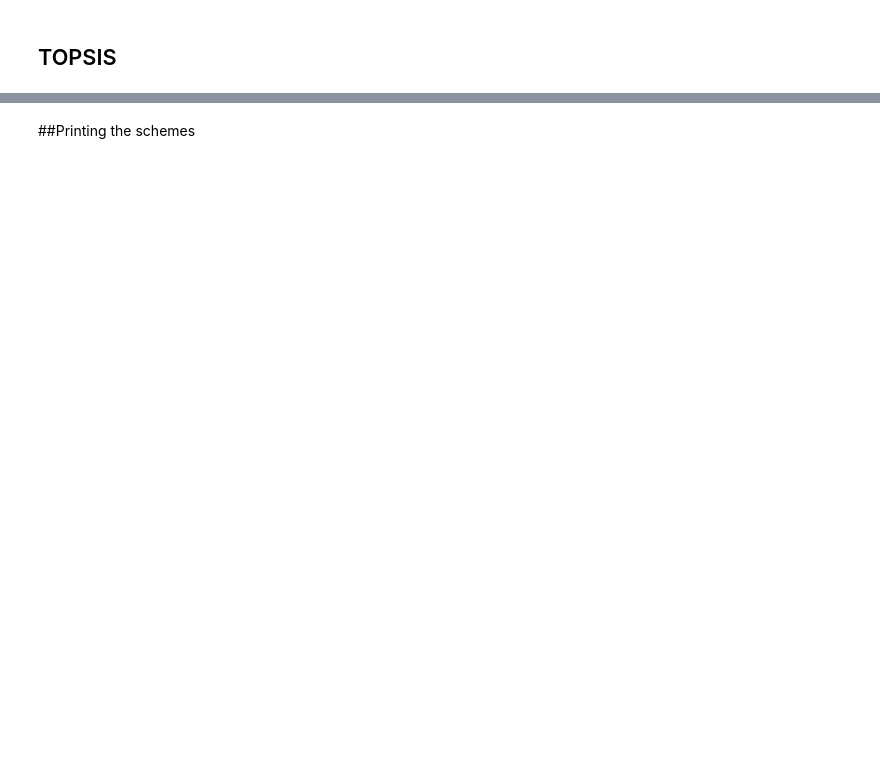
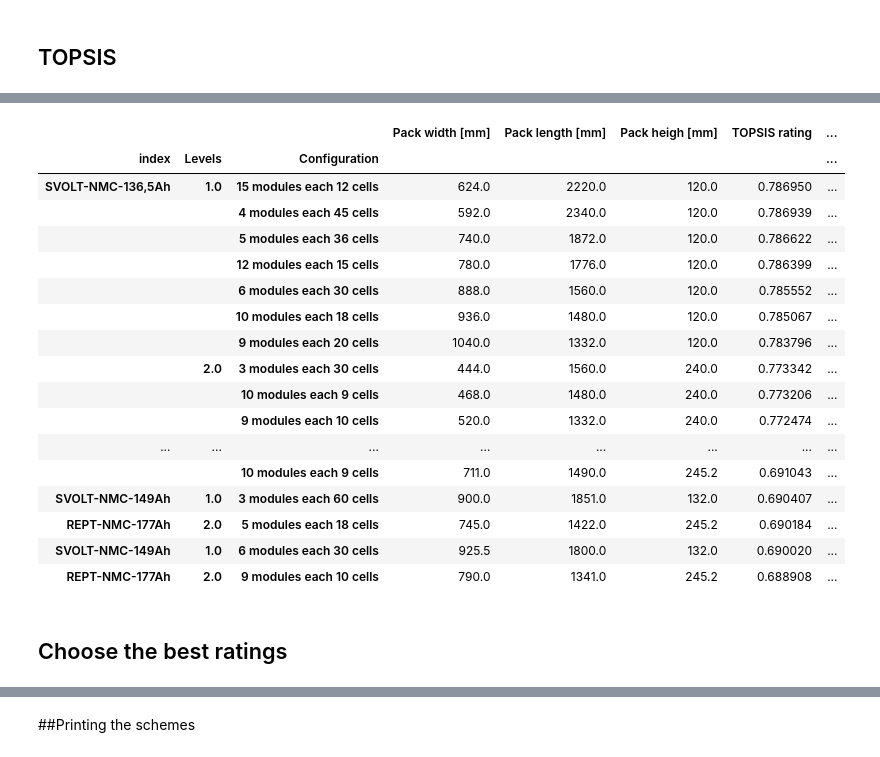
Before and after one commit to Bork00/Machine_learning_boot, a Jupyter notebook: Kalkulator.ipynb, the cells around one changed output, grey strips where cells are left out. Saved outputs shown, nothing was run; the diff lists cells and outputs as text; code cells hidden in the pictures; blank space fills up the shorter version.

```diff
--- a/Kalkulator.ipynb
+++ b/Kalkulator.ipynb
@@ -1062,12 +1072,10 @@ BP_VolumetricmetricDensityFactor = 0.35
 systemPrice = 0.15
 USDkWhCycleFactor = 0.15
 # %%
-# from pymcdm.methods import TOPSIS
-# from pymcdm.helpers import rrankdata
 TOPSISvaluesMatrix = cellConfigurationsSolution[['Batterypack gravimetric density [Wh/kg]',
                                                  'Batterypack volumetric density [Wh/l]',
                                                  'Price for the system energy [$]',
-                                                 'Factor $/kWh/cycle'
+                                                 'Factor $/kWh/cycle',
                                                  ]].values
 TOPSISweights = np.array([
     BP_GravimetricDensityFactor, BP_VolumetricmetricDensityFactor,
@@ -1082,4 +1090,3 @@ TOPSISSystemRatings = topsis(TOPSISvaluesMatrix, TOPSISweights, criteriaTypes)
 ranking = rrankdata(TOPSISSystemRatings)
 
 cellConfigurationsSolution['TOPSIS rating'] = TOPSISSystemRatings
-cellConfigurationsSolution.sort_values(by='TOPSIS rating', ascending=False).head(17)[['Pack width [mm]', 'Pack length [mm]', 'Pack heigh [mm]', 'TOPSIS rating']]
@@ -1106,3 +1110,26 @@ cellConfigurationsSolution.sort_values(by='TOPSIS rating', ascending=False).head
+# %%
+cellConfigurationsSolution.sort_values(by='TOPSIS rating', ascending=False).head(30)[['Pack width [mm]', 'Pack length [mm]', 'Pack heigh [mm]', 'TOPSIS rating', 'Parallel configuration']]
+# %% [output]
+|  |  |  | Pack width [mm] | Pack length [mm] | Pack heigh [mm] | TOPSIS rating | ... |
+| index | Levels | Configuration |  |  |  |  | ... |
+| SVOLT-NMC-136,5Ah | 1.0 | 15 modules each 12 cells | 624.0 | 2220.0 | 120.0 | 0.786950 | ... |
+|  |  | 4 modules each 45 cells | 592.0 | 2340.0 | 120.0 | 0.786939 | ... |
+|  |  | 5 modules each 36 cells | 740.0 | 1872.0 | 120.0 | 0.786622 | ... |
+|  |  | 12 modules each 15 cells | 780.0 | 1776.0 | 120.0 | 0.786399 | ... |
+|  |  | 6 modules each 30 cells | 888.0 | 1560.0 | 120.0 | 0.785552 | ... |
+|  |  | 10 modules each 18 cells | 936.0 | 1480.0 | 120.0 | 0.785067 | ... |
+|  |  | 9 modules each 20 cells | 1040.0 | 1332.0 | 120.0 | 0.783796 | ... |
+|  | 2.0 | 3 modules each 30 cells | 444.0 | 1560.0 | 240.0 | 0.773342 | ... |
+|  |  | 10 modules each 9 cells | 468.0 | 1480.0 | 240.0 | 0.773206 | ... |
+|  |  | 9 modules each 10 cells | 520.0 | 1332.0 | 240.0 | 0.772474 | ... |
+| ... | ... | ... | ... | ... | ... | ... | ... |
+|  |  | 10 modules each 9 cells | 711.0 | 1490.0 | 245.2 | 0.691043 | ... |
+| SVOLT-NMC-149Ah | 1.0 | 3 modules each 60 cells | 900.0 | 1851.0 | 132.0 | 0.690407 | ... |
+| REPT-NMC-177Ah | 2.0 | 5 modules each 18 cells | 745.0 | 1422.0 | 245.2 | 0.690184 | ... |
+| SVOLT-NMC-149Ah | 1.0 | 6 modules each 30 cells | 925.5 | 1800.0 | 132.0 | 0.690020 | ... |
+| REPT-NMC-177Ah | 2.0 | 9 modules each 10 cells | 790.0 | 1341.0 | 245.2 | 0.688908 | ... |
 # %%
 # for r, p in zip(ranking, TOPSISSystemRatings):
 #     print(r, p)
+# %% [markdown]
+## Choose the best ratings
```
Also changed, not shown: parts of 22 cells of this notebook.
